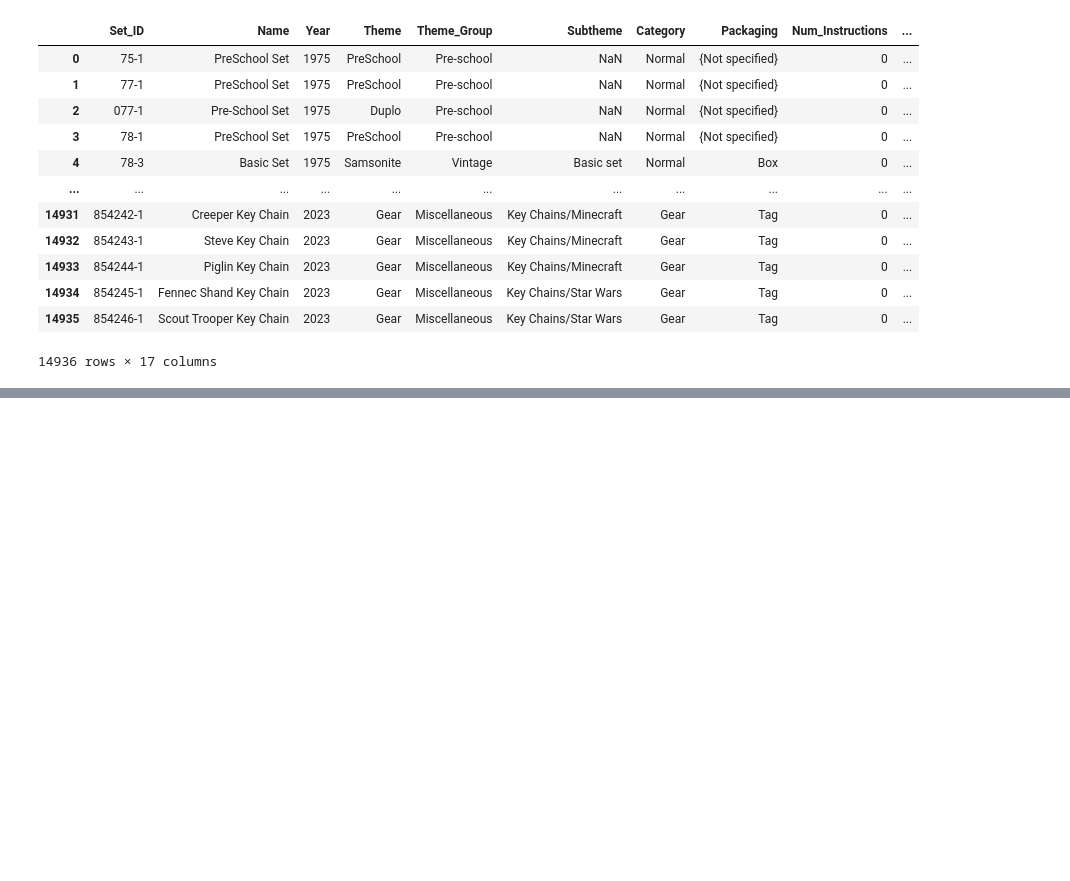
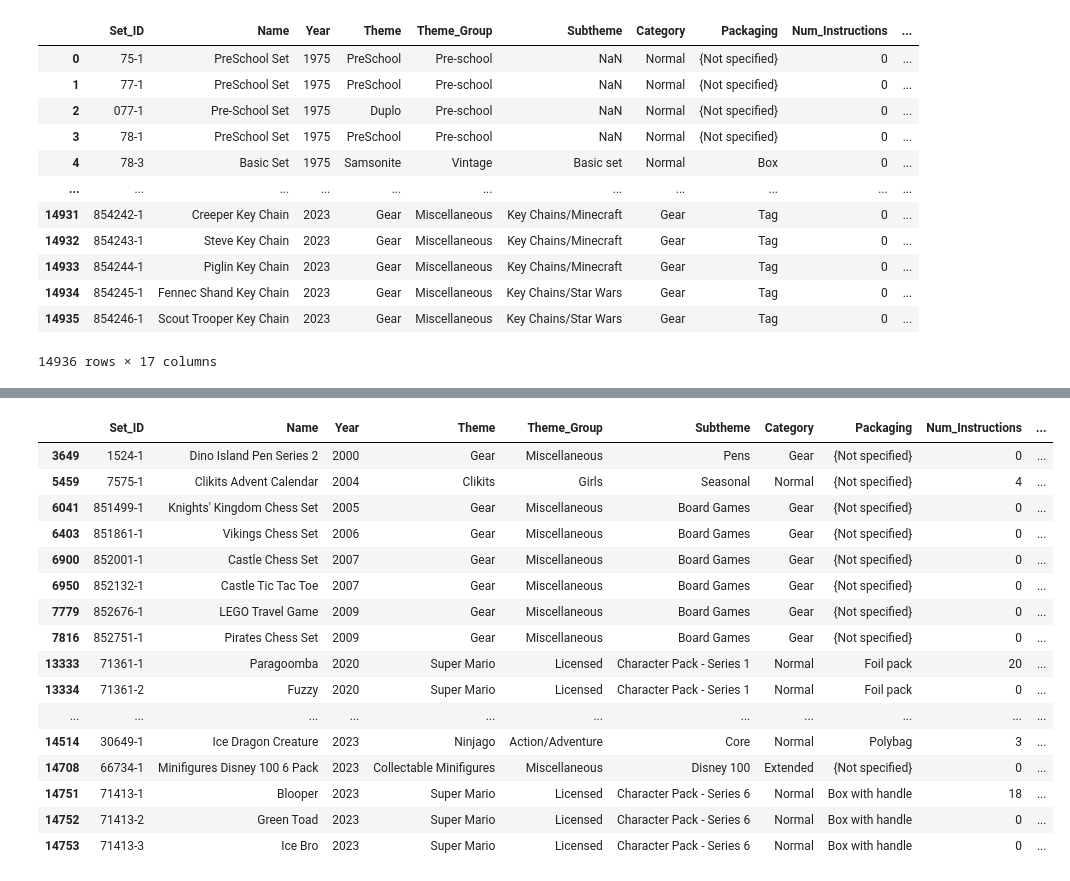
Before and after one commit to nika953/LEGO_Dataset, a Jupyter notebook: LEGO.ipynb, the cells around one changed output, grey strips where cells are left out. Saved outputs shown, nothing was run; the diff lists cells and outputs as text; code cells hidden in the pictures; blank space fills up the shorter version.

```diff
--- a/LEGO.ipynb
+++ b/LEGO.ipynb
@@ -20,0 +122,2 @@ lego
+# %%
+lego['Theme_Group'] = lego['Theme_Group'].fillna('Miscellaneous')
@@ -20,0 +190,2 @@ lego
+# %%
+lego.dropna(subset='Current_Price', inplace=True)
@@ -20,0 +216,20 @@ lego
+# %%
+lego[lego['Pieces'].isna() == True]
+# %% [output]
+|  | Set_ID | Name | Year | Theme | Theme_Group | Subtheme | Category | Packaging | Num_Instructions | ... |
+| 3649 | 1524-1 | Dino Island Pen Series 2 | 2000 | Gear | Miscellaneous | Pens | Gear | {Not specified} | 0 | ... |
+| 5459 | 7575-1 | Clikits Advent Calendar | 2004 | Clikits | Girls | Seasonal | Normal | {Not specified} | 4 | ... |
+| 6041 | 851499-1 | Knights' Kingdom Chess Set | 2005 | Gear | Miscellaneous | Board Games | Gear | {Not specified} | 0 | ... |
+| 6403 | 851861-1 | Vikings Chess Set | 2006 | Gear | Miscellaneous | Board Games | Gear | {Not specified} | 0 | ... |
+| 6900 | 852001-1 | Castle Chess Set | 2007 | Gear | Miscellaneous | Board Games | Gear | {Not specified} | 0 | ... |
+| 6950 | 852132-1 | Castle Tic Tac Toe | 2007 | Gear | Miscellaneous | Board Games | Gear | {Not specified} | 0 | ... |
+| 7779 | 852676-1 | LEGO Travel Game | 2009 | Gear | Miscellaneous | Board Games | Gear | {Not specified} | 0 | ... |
+| 7816 | 852751-1 | Pirates Chess Set | 2009 | Gear | Miscellaneous | Board Games | Gear | {Not specified} | 0 | ... |
+| 13333 | 71361-1 | Paragoomba | 2020 | Super Mario | Licensed | Character Pack - Series 1 | Normal | Foil pack | 20 | ... |
+| 13334 | 71361-2 | Fuzzy | 2020 | Super Mario | Licensed | Character Pack - Series 1 | Normal | Foil pack | 0 | ... |
+| ... | ... | ... | ... | ... | ... | ... | ... | ... | ... | ... |
+| 14514 | 30649-1 | Ice Dragon Creature | 2023 | Ninjago | Action/Adventure | Core | Normal | Polybag | 3 | ... |
+| 14708 | 66734-1 | Minifigures Disney 100 6 Pack | 2023 | Collectable Minifigures | Miscellaneous | Disney 100 | Extended | {Not specified} | 0 | ... |
+| 14751 | 71413-1 | Blooper | 2023 | Super Mario | Licensed | Character Pack - Series 6 | Normal | Box with handle | 18 | ... |
+| 14752 | 71413-2 | Green Toad | 2023 | Super Mario | Licensed | Character Pack - Series 6 | Normal | Box with handle | 0 | ... |
+| 14753 | 71413-3 | Ice Bro | 2023 | Super Mario | Licensed | Character Pack - Series 6 | Normal | Box with handle | 0 | ... |
```
Also changed, not shown: parts of 18 cells of this notebook.
